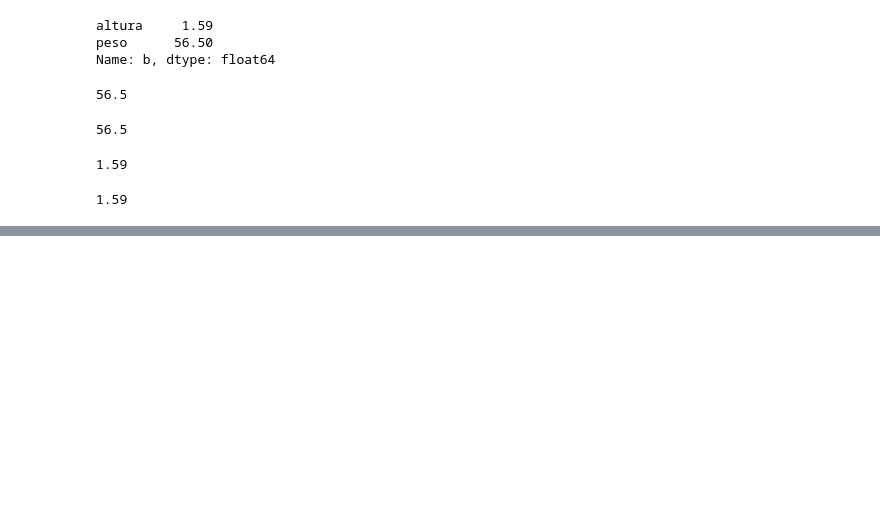
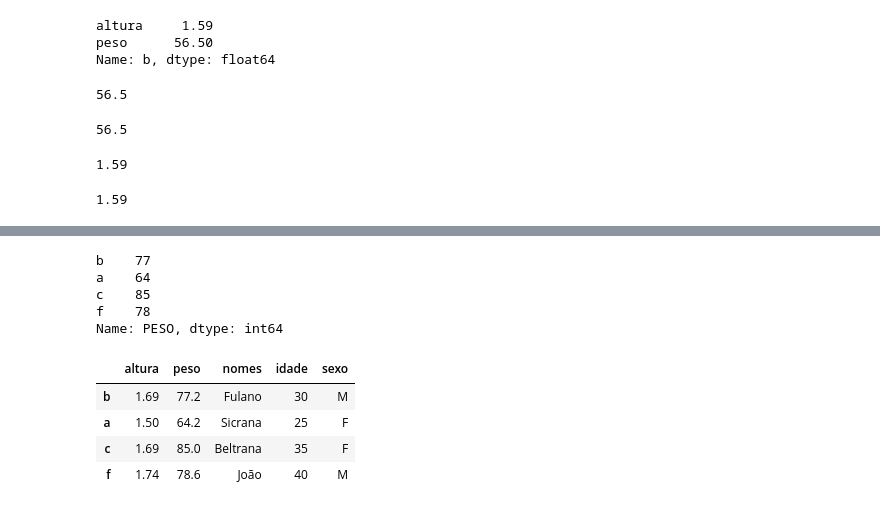
Before and after one commit to carolinarutililima/ADA_Santander, a Jupyter notebook: Técnicas de Programação I (PY)/Aula_5.ipynb, the cells around one changed output, grey strips where cells are left out. Drawn from its saved outputs; the diff is of its cells as text; code cells hidden in the pictures; blank space fills up the shorter version.

```diff
--- a/Técnicas de Programação I (PY)/Aula_5.ipynb
+++ b/Técnicas de Programação I (PY)/Aula_5.ipynb
@@ -163,0 +441,27 @@ df.loc['b', 'altura']
+# %%
+df['PESO'].astype(np.int64)
+# %% [output]
+b    77
+a    64
+c    85
+f    78
+Name: PESO, dtype: int64
+# %%
+data = {
+    'altura': [1.69, 1.50, 1.69, 1.74],
+    'peso': [77.2, 64.2, 85.0, 78.6],
+    'nomes': ['Fulano', 'Sicrana', 'Beltrana', 'João'],
+    'idade': [30, 25, 35, 40],  # Adicionando a coluna 'idade'
+    'sexo': ['M', 'F', 'F', 'M']  # Adicionando a coluna 'sexo'
+}
+
+index = ['b', 'a', 'c', 'f']
+
+df = pd.DataFrame(data, index=index)
+df
+# %% [output]
+|  | altura | peso | nomes | idade | sexo |
+| b | 1.69 | 77.2 | Fulano | 30 | M |
+| a | 1.50 | 64.2 | Sicrana | 25 | F |
+| c | 1.69 | 85.0 | Beltrana | 35 | F |
+| f | 1.74 | 78.6 | João | 40 | M |
```
Also changed, not shown: parts of 62 cells of this notebook, 4 other files.
